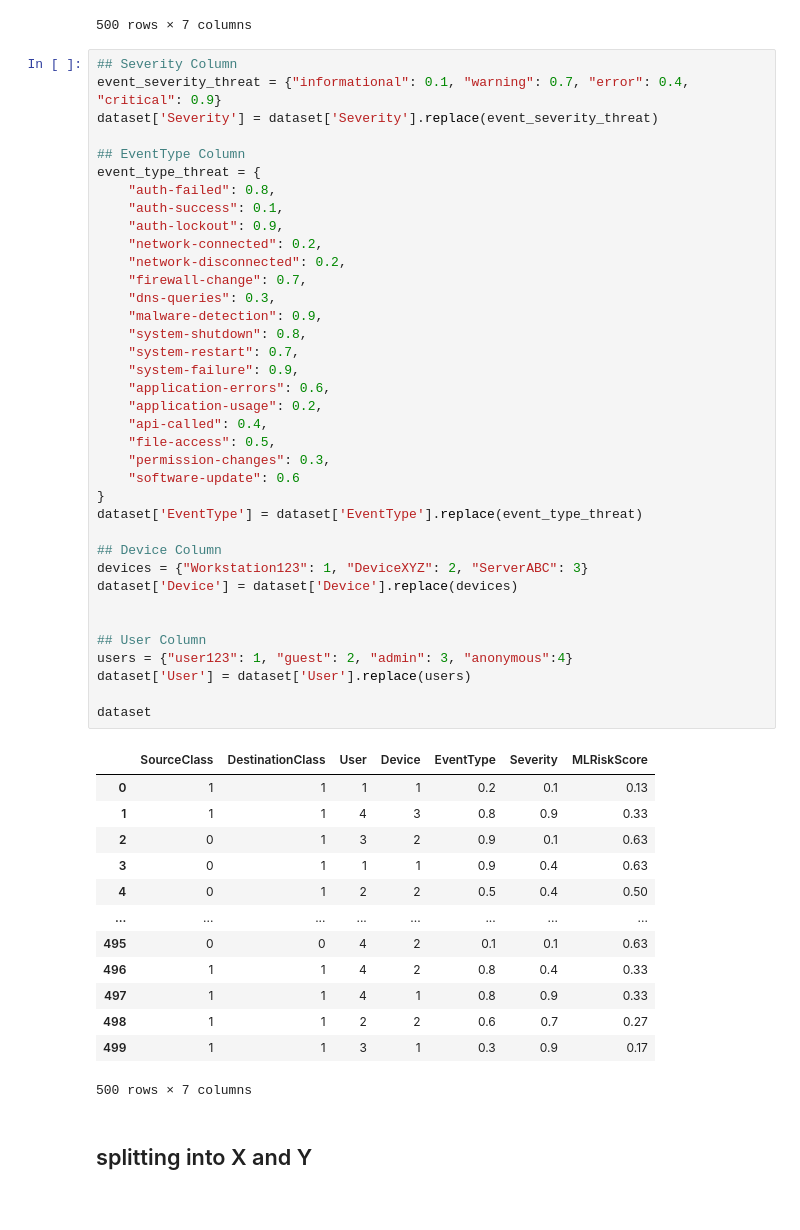
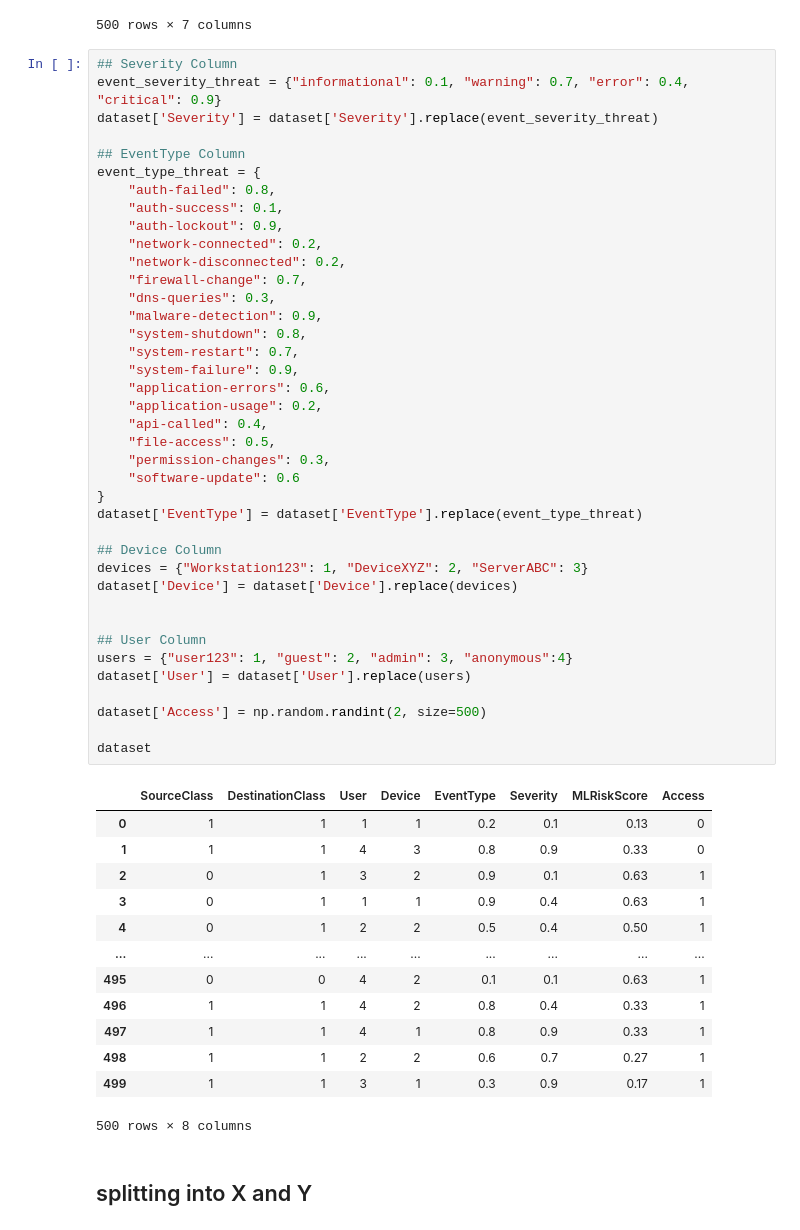
Before and after one commit to ManasMadan/sih-2023-it-log, a Jupyter notebook: ml/threat-detection.ipynb, the cells around one changed output. Saved outputs shown, nothing was run; the diff lists cells and outputs as text.

```diff
--- a/ml/threat-detection.ipynb
+++ b/ml/threat-detection.ipynb
@@ -61,46 +61,48 @@ event_type_threat = {
     "auth-success": 0.1,
     "auth-lockout": 0.9,
     "network-connected": 0.2,
     "network-disconnected": 0.2,
     "firewall-change": 0.7,
     "dns-queries": 0.3,
     "malware-detection": 0.9,
     "system-shutdown": 0.8,
     "system-restart": 0.7,
     "system-failure": 0.9,
     "application-errors": 0.6,
     "application-usage": 0.2,
     "api-called": 0.4,
     "file-access": 0.5,
     "permission-changes": 0.3,
     "software-update": 0.6
 }
 dataset['EventType'] = dataset['EventType'].replace(event_type_threat)
 
 ## Device Column
 devices = {"Workstation123": 1, "DeviceXYZ": 2, "ServerABC": 3}
 dataset['Device'] = dataset['Device'].replace(devices)
 
 
 ## User Column
 users = {"user123": 1, "guest": 2, "admin": 3, "anonymous":4}
 dataset['User'] = dataset['User'].replace(users)
 
+dataset['Access'] = np.random.randint(2, size=500)
+
 dataset
 # %% [output]
-|  | SourceClass | DestinationClass | User | Device | EventType | Severity | MLRiskScore |
-| 0 | 1 | 1 | 1 | 1 | 0.2 | 0.1 | 0.13 |
-| 1 | 1 | 1 | 4 | 3 | 0.8 | 0.9 | 0.33 |
-| 2 | 0 | 1 | 3 | 2 | 0.9 | 0.1 | 0.63 |
-| 3 | 0 | 1 | 1 | 1 | 0.9 | 0.4 | 0.63 |
-| 4 | 0 | 1 | 2 | 2 | 0.5 | 0.4 | 0.50 |
-| ... | ... | ... | ... | ... | ... | ... | ... |
-| 495 | 0 | 0 | 4 | 2 | 0.1 | 0.1 | 0.63 |
-| 496 | 1 | 1 | 4 | 2 | 0.8 | 0.4 | 0.33 |
-| 497 | 1 | 1 | 4 | 1 | 0.8 | 0.9 | 0.33 |
-| 498 | 1 | 1 | 2 | 2 | 0.6 | 0.7 | 0.27 |
-| 499 | 1 | 1 | 3 | 1 | 0.3 | 0.9 | 0.17 |
+|  | SourceClass | DestinationClass | User | Device | EventType | Severity | MLRiskScore | Access |
+| 0 | 1 | 1 | 1 | 1 | 0.2 | 0.1 | 0.13 | 0 |
+| 1 | 1 | 1 | 4 | 3 | 0.8 | 0.9 | 0.33 | 0 |
+| 2 | 0 | 1 | 3 | 2 | 0.9 | 0.1 | 0.63 | 1 |
+| 3 | 0 | 1 | 1 | 1 | 0.9 | 0.4 | 0.63 | 1 |
+| 4 | 0 | 1 | 2 | 2 | 0.5 | 0.4 | 0.50 | 1 |
+| ... | ... | ... | ... | ... | ... | ... | ... | ... |
+| 495 | 0 | 0 | 4 | 2 | 0.1 | 0.1 | 0.63 | 1 |
+| 496 | 1 | 1 | 4 | 2 | 0.8 | 0.4 | 0.33 | 1 |
+| 497 | 1 | 1 | 4 | 1 | 0.8 | 0.9 | 0.33 | 1 |
+| 498 | 1 | 1 | 2 | 2 | 0.6 | 0.7 | 0.27 | 1 |
+| 499 | 1 | 1 | 3 | 1 | 0.3 | 0.9 | 0.17 | 1 |
-500 rows × 7 columns
+500 rows × 8 columns
 # %% [markdown]
 ## splitting into X and Y
 # %%
```
Also changed, not shown: parts of 7 cells of this notebook.
